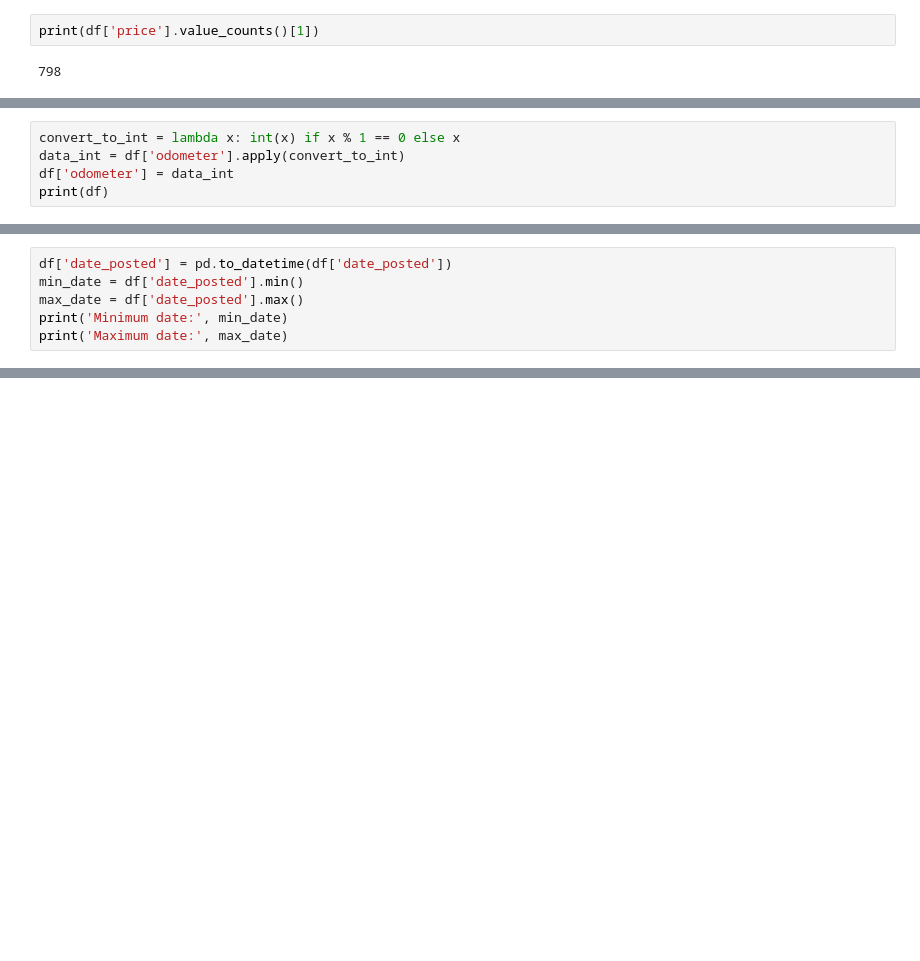
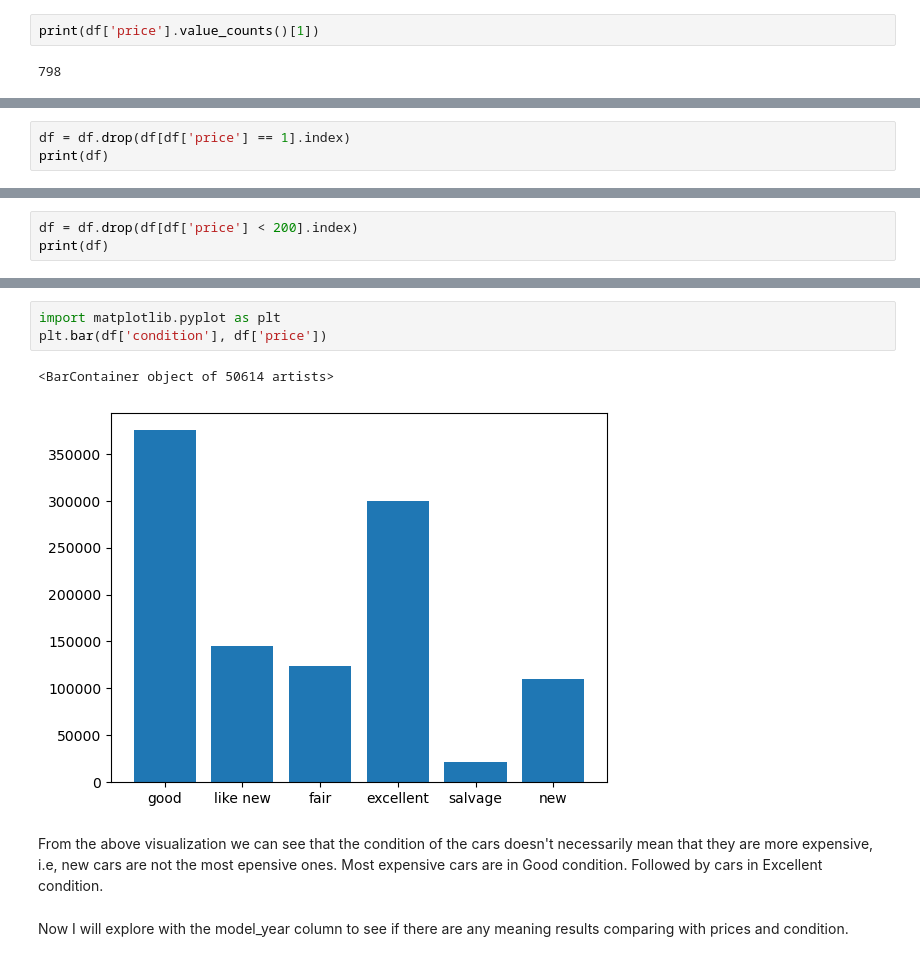
Before and after one commit to CesarChaparro1974/Software_Development_App, a Jupyter notebook: notebooks/EDA.ipynb, the cells around one changed output, grey strips where cells are left out. Saved outputs shown, nothing was run; the diff lists cells and outputs as text; blank space fills up the shorter version.

Commit message:
completed the file up to the visualizations

```diff
--- a/notebooks/EDA.ipynb
+++ b/notebooks/EDA.ipynb
@@ -626,5 +455,0 @@ Name: odometer, Length: 51525, dtype: float64
-# %%
-convert_to_int = lambda x: int(x) if x % 1 == 0 else x
-data_int = df['odometer'].apply(convert_to_int)
-df['odometer'] = data_int
-print(df)
@@ -775,6 +455,0 @@ salvage     39.008696   33.0  134
-# %%
-df['date_posted'] = pd.to_datetime(df['date_posted'])
-min_date = df['date_posted'].min()
-max_date = df['date_posted'].max()
-print('Minimum date:', min_date)
-print('Maximum date:', max_date)
@@ -795,0 +482,3 @@ df.plot.scatter('odometer', 'price', s = 50, marker = 'o', alpha = 0.7)
+# %%
+df = df.drop(df[df['price'] == 1].index)
+print(df)
@@ -795,0 +521,3 @@ df.plot.scatter('odometer', 'price', s = 50, marker = 'o', alpha = 0.7)
+# %%
+df = df.drop(df[df['price'] < 200].index)
+print(df)
@@ -795,0 +573,10 @@ df.plot.scatter('odometer', 'price', s = 50, marker = 'o', alpha = 0.7)
+# %%
+import matplotlib.pyplot as plt
+plt.bar(df['condition'], df['price'])
+# %% [output]
+<BarContainer object of 50614 artists>
+[figure, added]
+# %% [markdown]
+From the above visualization we can see that the condition of the cars doesn't necessarily mean that they are more expensive, i.e, new cars are not the most epensive ones. Most expensive cars are in Good condition. Followed by cars in Excellent condition.
+# %% [markdown]
+Now I will explore with the model_year column to see if there are any meaning results comparing with prices and condition.
```
Also changed, not shown: parts of 70 cells of this notebook.
